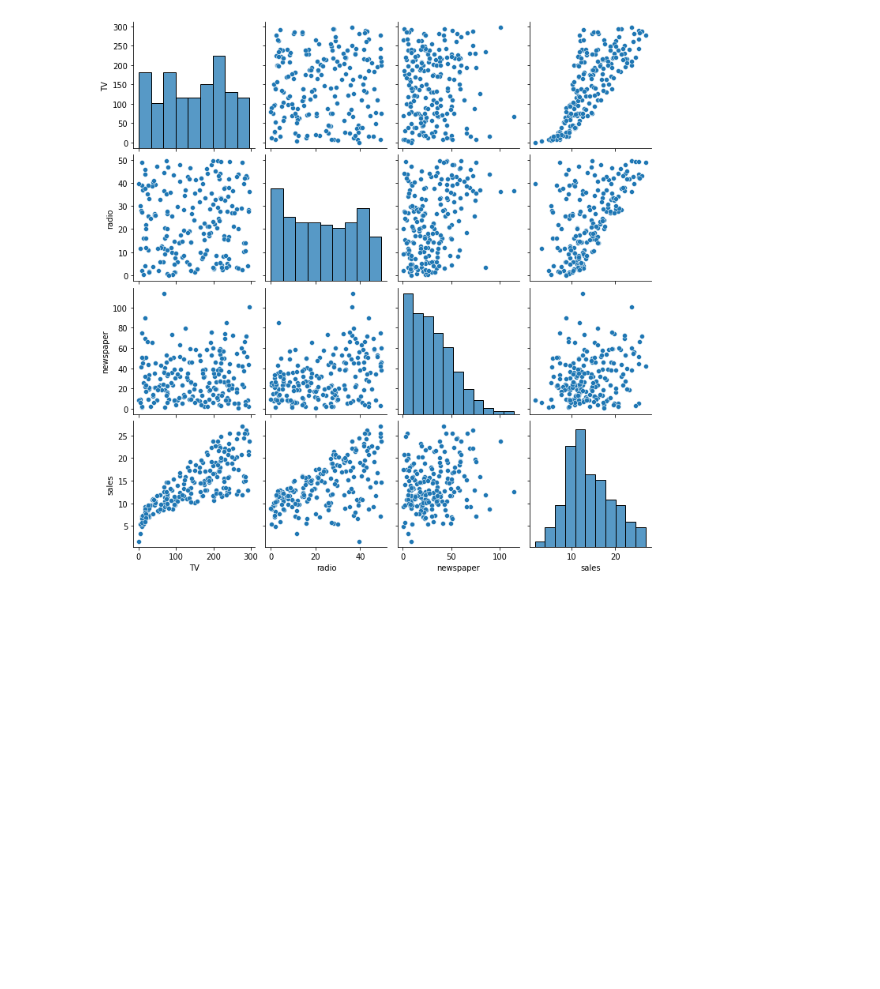
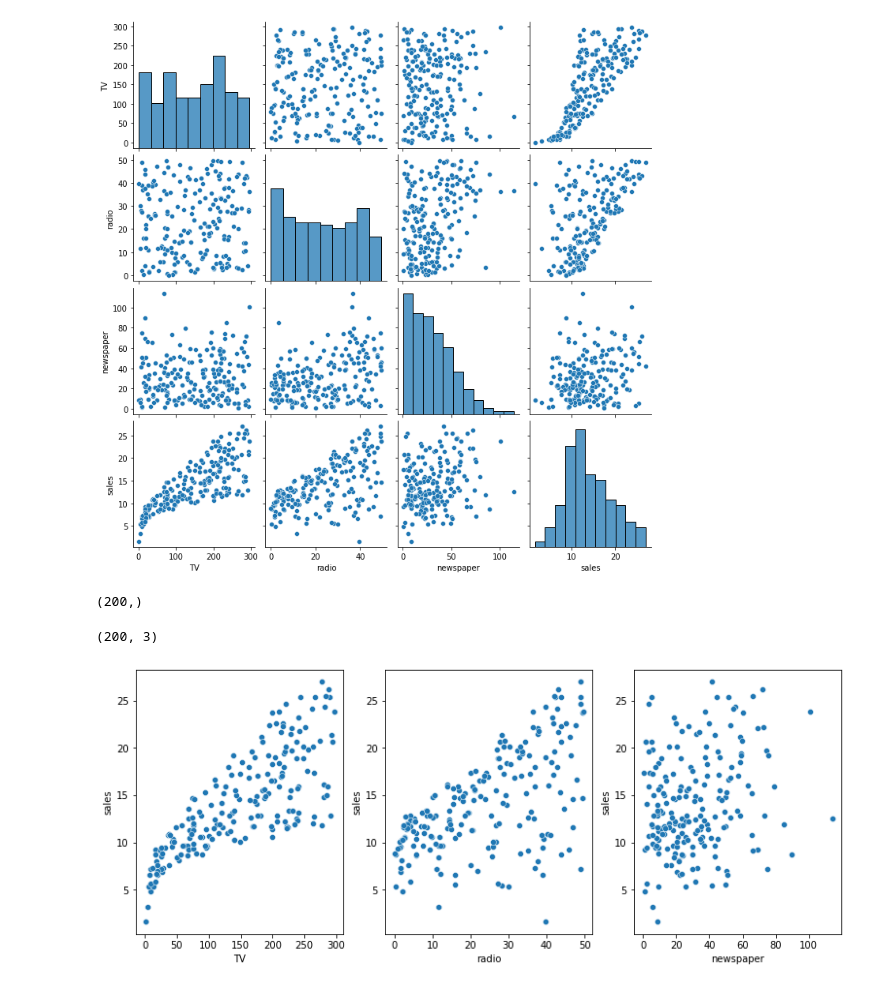
Before and after one commit to sehwan08/marketing_data_analysis, a Jupyter notebook: Marketing Data Analysis - AARRR(Acquisition).ipynb, the cells around one changed output. Cells and saved outputs as stored; diff of their text form; code cells hidden in the pictures; blank space fills up the shorter version.

```diff
--- a/Marketing Data Analysis - AARRR(Acquisition).ipynb
+++ b/Marketing Data Analysis - AARRR(Acquisition).ipynb
@@ -96,0 +101,22 @@ sns.pairplot(df,'TV','radio')
+# %%
+labels.shape
+# %% [output]
+(200,)
+# %%
+features.shape
+# %% [output]
+(200, 3)
+# %%
+# 선형회귀전 정확한 시각화
+
+# 한 화면에 시각화
+figure, ((ax1,ax2,ax3)) = plt.subplots(nrows=1, ncols=3)
+
+# 시각화 사이즈
+figure.set_size_inches(13, 5)
+
+sns.scatterplot(data=df, x='TV', y='sales', ax=ax1)
+sns.scatterplot(data=df, x='radio', y='sales', ax=ax2)
+sns.scatterplot(data=df, x='newspaper', y='sales', ax=ax3);
+# %% [output]
+[figure, added]
```
Also changed, not shown: parts of 14 cells of this notebook.
